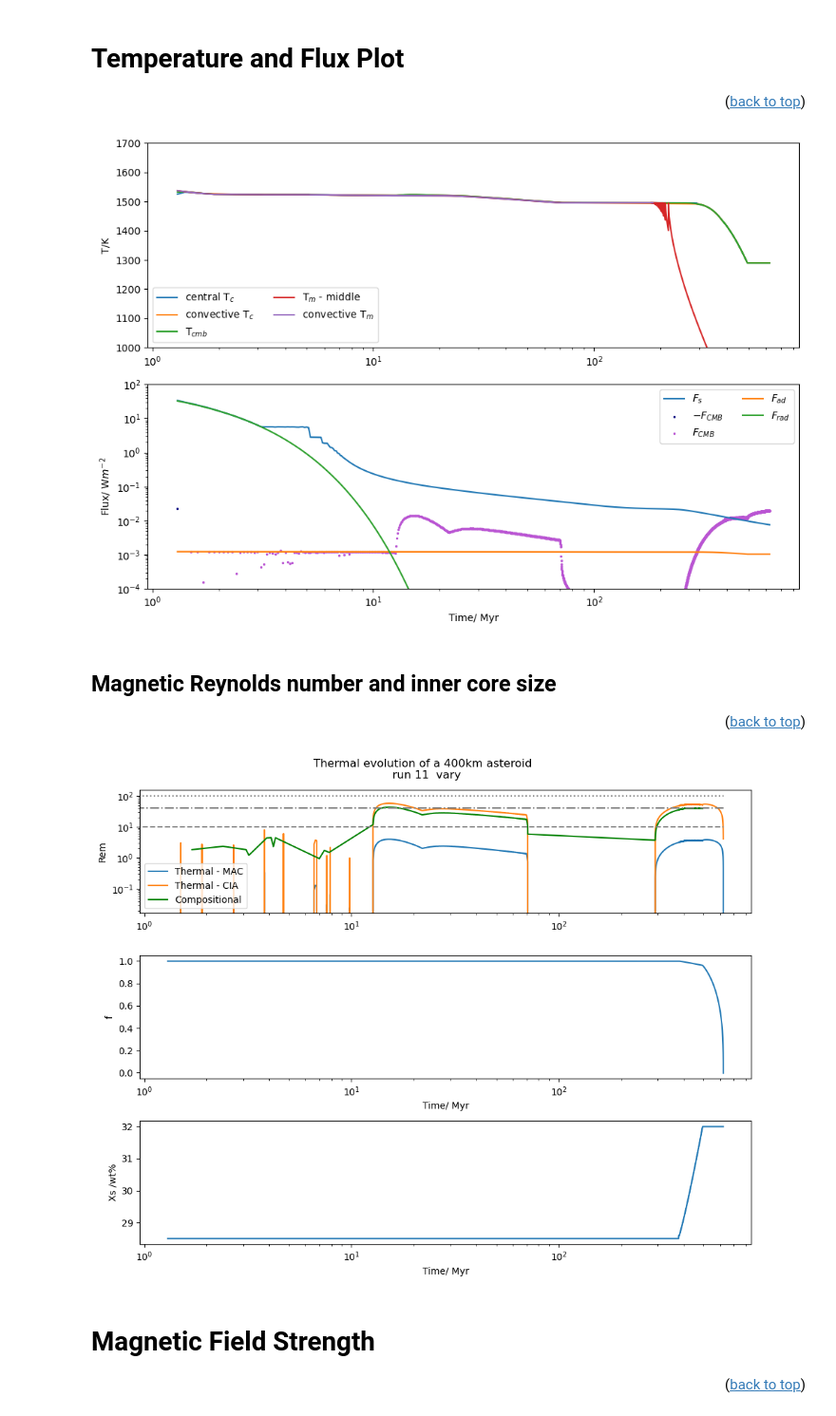
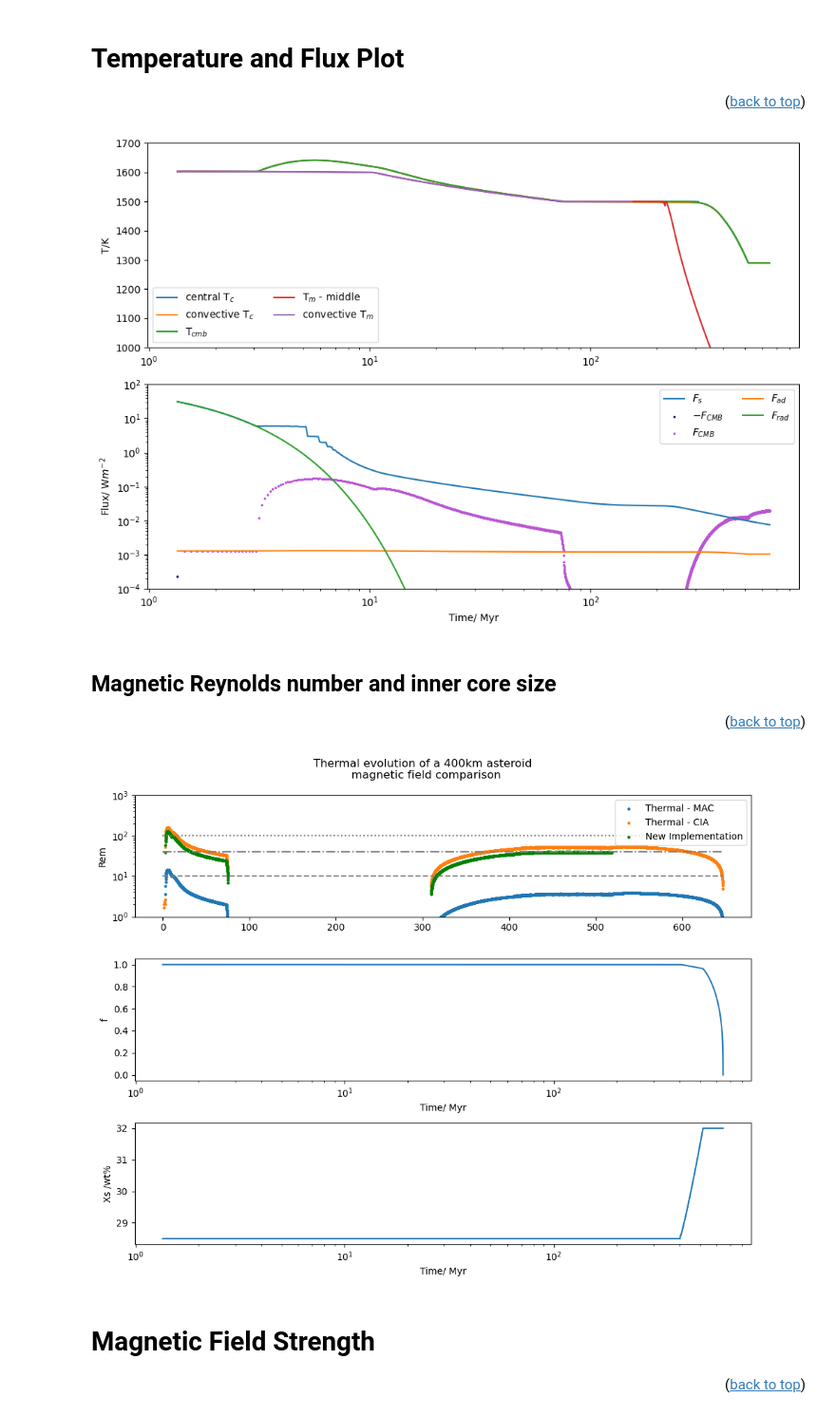
Before and after one commit to Hannah-RS/planetesimal-magnetic-history, a Jupyter notebook: Plotting_scripts/plot_combined.ipynb, the cells around one changed output. Shown at 95% size. Cells and saved outputs as stored; diff of their text form; code cells hidden in the pictures.

```diff
--- a/Plotting_scripts/plot_combined.ipynb
+++ b/Plotting_scripts/plot_combined.ipynb
@@ -33,7 +33,7 @@ from plotting_constants import Myr, Tml, Tms
 # %% [markdown]
 Choose run and whether you want to save figure
 # %%
-run=11
+run=1
 save = False # do you want to save your figures?
 conduction = False #does the mantle switch to conduction
 path = '../Results_combined/' #path to files
@@ -392,43 +409,45 @@ plt.legend(loc='upper right',ncol=2)
 if save == True:
     plt.savefig('../Plots/Xs_r_tests/run_{}_Tflux.png'.format(run),dpi=450)
 # %% [output]
-[figure, old version]
+[figure, new version]
 # %% [markdown]
 ## Magnetic Reynolds number and inner core size <a class="anchor" id="Rem"></a>
 <p align="right">(<a href="#top">back to top</a>)</p>
 # %%
 plt.figure(tight_layout=True,figsize=[10,8])
-plt.suptitle(f'Thermal evolution of a {r/1e3:.0f}km asteroid \n run {run}  {viscosity}')
+plt.suptitle(f'Thermal evolution of a {r/1e3:.0f}km asteroid \n magnetic field comparison')
 plt.subplot(3,1,1)
-plt.loglog(t_plot_t,Rem_mac,label='Thermal - MAC')
-plt.loglog(t_plot_t,Rem_cia,label='Thermal - CIA')
-plt.loglog(t_plot_t[Rem_c!=0],Rem_c[Rem_c!=0],label='Compositional',color='green')
+plt.scatter(t_plot_t,Rem_mac,label='Thermal - MAC',s=5)
+plt.scatter(t_plot_t,Rem_cia,label='Thermal - CIA',s=5)
+plt.scatter(t_plot_t,Rem_c,label='New Implementation',color='green',s=5)
 plt.hlines(10,xmin=0,xmax=t_plot_t[len(Rem_cia)-1],color='gray',linestyle='--')
 plt.hlines(40,xmin=0,xmax=t_plot_t[len(Rem_cia)-1],color='gray',linestyle='-.')
 plt.hlines(100,xmin=0,xmax=t_plot_t[len(Rem_cia)-1],color='gray',linestyle='dotted')
 #plt.xlabel('Time/Myr')
 plt.ylabel('Rem')
-plt.legend(loc='lower left')
+plt.legend()
+plt.yscale('log')
+plt.ylim([1,1000])
 #plt.xscale('log')
 #plt.xlim([100,200])
 
 plt.subplot(3,1,2)
 plt.plot(t_plot_t,f,label='f')
 plt.xscale('log')
 plt.xlabel('Time/ Myr')
 plt.ylabel('f')
 
 plt.subplot(3,1,3)
 plt.plot(t_plot_t,Xs,label='Xs')
 plt.xscale('log')
 plt.xlabel('Time/ Myr')
 plt.ylabel('Xs /wt%')
 
 
 if save == True:
-    plt.savefig('Plots/run_{}_Remf.png'.format(run),dpi=450)
+    plt.savefig('../Plots/run_{}_Remf.png'.format(run),dpi=450)
 # %% [output]
-[figure, old version]
+[figure, new version]
 # %% [markdown]
 # Magnetic Field Strength <a class="anchor" id="B"></a>
 <p align="right">(<a href="#top">back to top</a>)</p>
```
Also changed, not shown: parts of 20 cells of this notebook.
